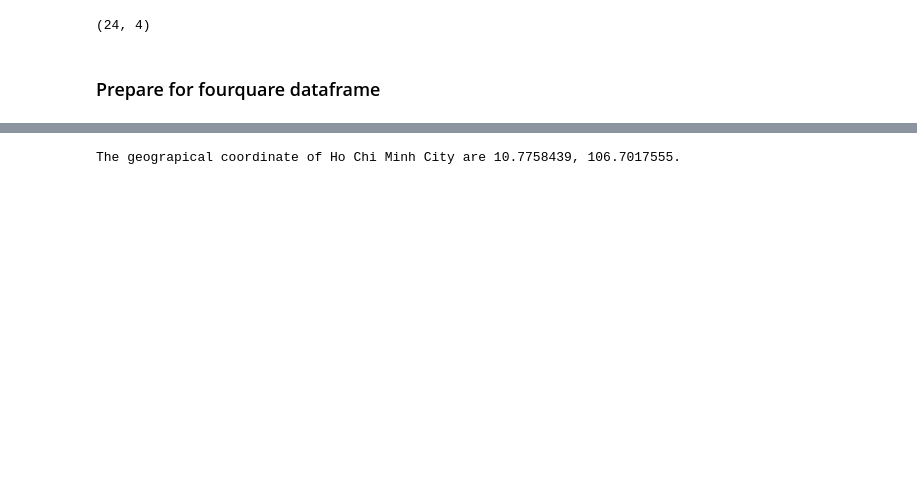
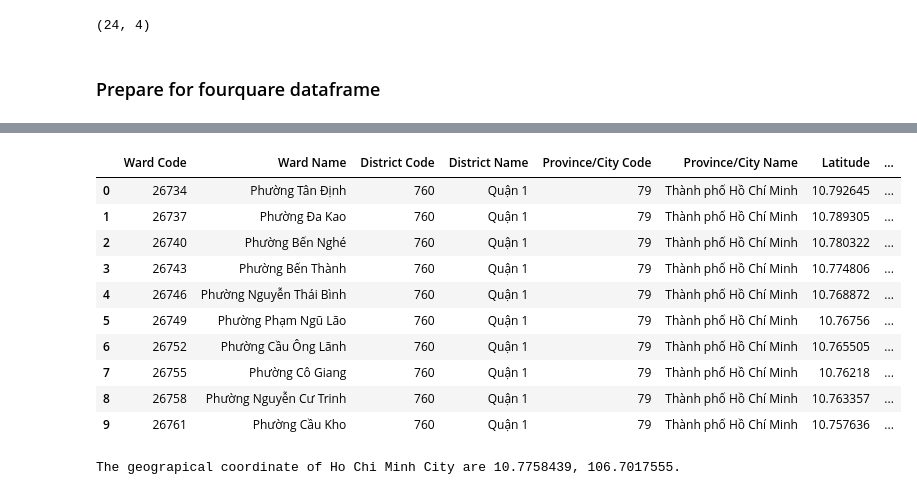
Before and after one commit to giahuy9751990/Coursera_Capstone, a Jupyter notebook: Coursera Week 1 Capstone.ipynb, the cells around one changed output, grey strips where cells are left out. Saved outputs shown, nothing was run; the diff lists cells and outputs as text; code cells hidden in the pictures; blank space fills up the shorter version.

```diff
--- a/Coursera Week 1 Capstone.ipynb
+++ b/Coursera Week 1 Capstone.ipynb
@@ -148,0 +139,3 @@ df_hcmc
+# %%
+df_hcm_cor['Acreage (Km2)'] = df_hcm_cor['District Code'].map(lambda x:df[df['District Code']==x].iloc[0,2])
+df_hcm_cor['Population'] = df_hcm_cor['District Code'].map(lambda x:df[df['District Code']==x].iloc[0,3])
@@ -148,0 +151,5 @@ df_hcmc
+# %%
+df_hcm_cor['Latitude'] = df_hcm_cor['Latitude'].str.replace(",",".",regex=True)
+df_hcm_cor['Longitude'] = df_hcm_cor['Longitude'].str.replace(",",".",regex=True)
+df_hcm_cor['Latitude'].astype(float)
+df_hcm_cor['Longitude'].astype(float)
@@ -148,0 +171,2 @@ df_hcmc
+# %%
+df_hcm_cor = df_hcm_cor.iloc[:,1:]
@@ -149,3 +182,17 @@ df_hcmc
+# %%
+df_hcm_cor[df_hcm_cor['District Code']==760]
+# %% [output]
+|  | Ward Code | Ward Name | District Code | District Name | Province/City Code | Province/City Name | Latitude | ... |
+| 0 | 26734 | Phường Tân Định | 760 | Quận 1 | 79 | Thành phố Hồ Chí Minh | 10.792645 | ... |
+| 1 | 26737 | Phường Đa Kao | 760 | Quận 1 | 79 | Thành phố Hồ Chí Minh | 10.789305 | ... |
+| 2 | 26740 | Phường Bến Nghé | 760 | Quận 1 | 79 | Thành phố Hồ Chí Minh | 10.780322 | ... |
+| 3 | 26743 | Phường Bến Thành | 760 | Quận 1 | 79 | Thành phố Hồ Chí Minh | 10.774806 | ... |
+| 4 | 26746 | Phường Nguyễn Thái Bình | 760 | Quận 1 | 79 | Thành phố Hồ Chí Minh | 10.768872 | ... |
+| 5 | 26749 | Phường Phạm Ngũ Lão | 760 | Quận 1 | 79 | Thành phố Hồ Chí Minh | 10.76756 | ... |
+| 6 | 26752 | Phường Cầu Ông Lãnh | 760 | Quận 1 | 79 | Thành phố Hồ Chí Minh | 10.765505 | ... |
+| 7 | 26755 | Phường Cô Giang | 760 | Quận 1 | 79 | Thành phố Hồ Chí Minh | 10.76218 | ... |
+| 8 | 26758 | Phường Nguyễn Cư Trinh | 760 | Quận 1 | 79 | Thành phố Hồ Chí Minh | 10.763357 | ... |
+| 9 | 26761 | Phường Cầu Kho | 760 | Quận 1 | 79 | Thành phố Hồ Chí Minh | 10.757636 | ... |
 # %%
 address = 'Ho Chi Minh'
 
```
Also changed, not shown: parts of 26 cells of this notebook, 1 other file.
